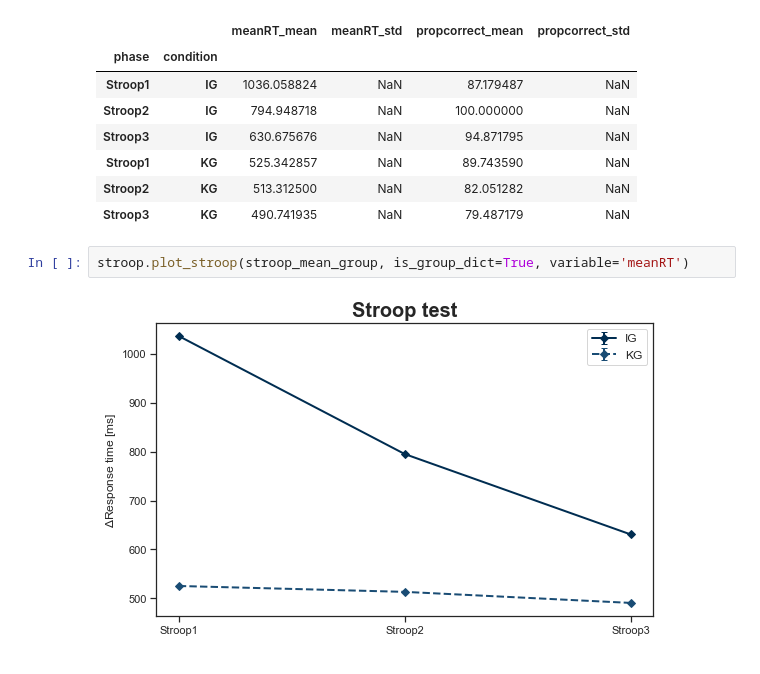
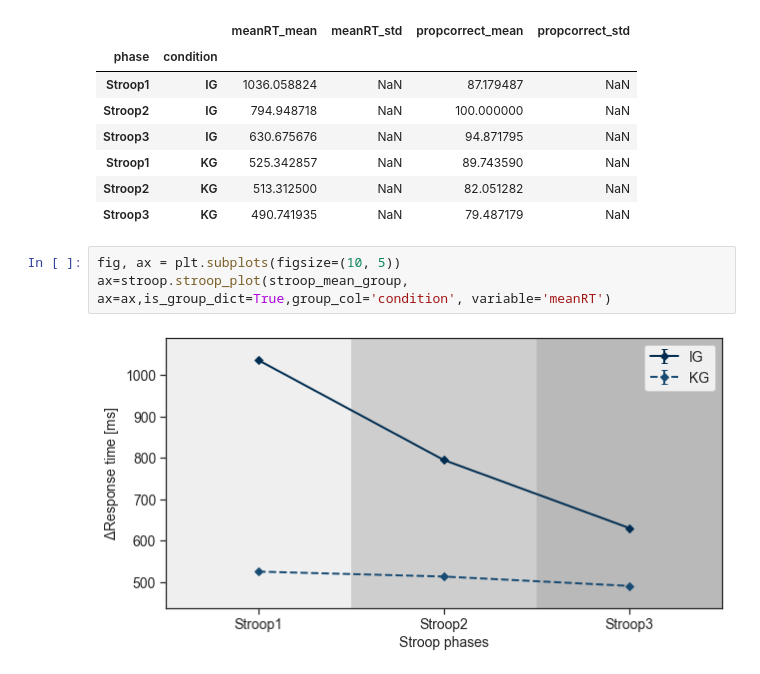
Before and after one commit to mad-lab-fau/BioPsyKit, a Jupyter notebook: examples/STROOP_Example.ipynb, the cells around one changed output. Drawn from its saved outputs; the diff is of its cells as text.

```diff
--- a/examples/STROOP_Example.ipynb
+++ b/examples/STROOP_Example.ipynb
@@ -168,7 +212,8 @@ stroop_mean_group
 | Stroop1 | KG | 525.342857 | NaN | 89.743590 | NaN |
 | Stroop2 | KG | 513.312500 | NaN | 82.051282 | NaN |
 | Stroop3 | KG | 490.741935 | NaN | 79.487179 | NaN |
-# %%
-stroop.plot_stroop(stroop_mean_group, is_group_dict=True, variable='meanRT')
-# %% [output]
-[figure, removed]
+# %%
+fig, ax = plt.subplots(figsize=(10, 5))
+ax=stroop.stroop_plot(stroop_mean_group, ax=ax,is_group_dict=True,group_col='condition', variable='meanRT')
+# %% [output]
+[figure, added]
```
Also changed, not shown: parts of 8 cells of this notebook, 1 other file.
